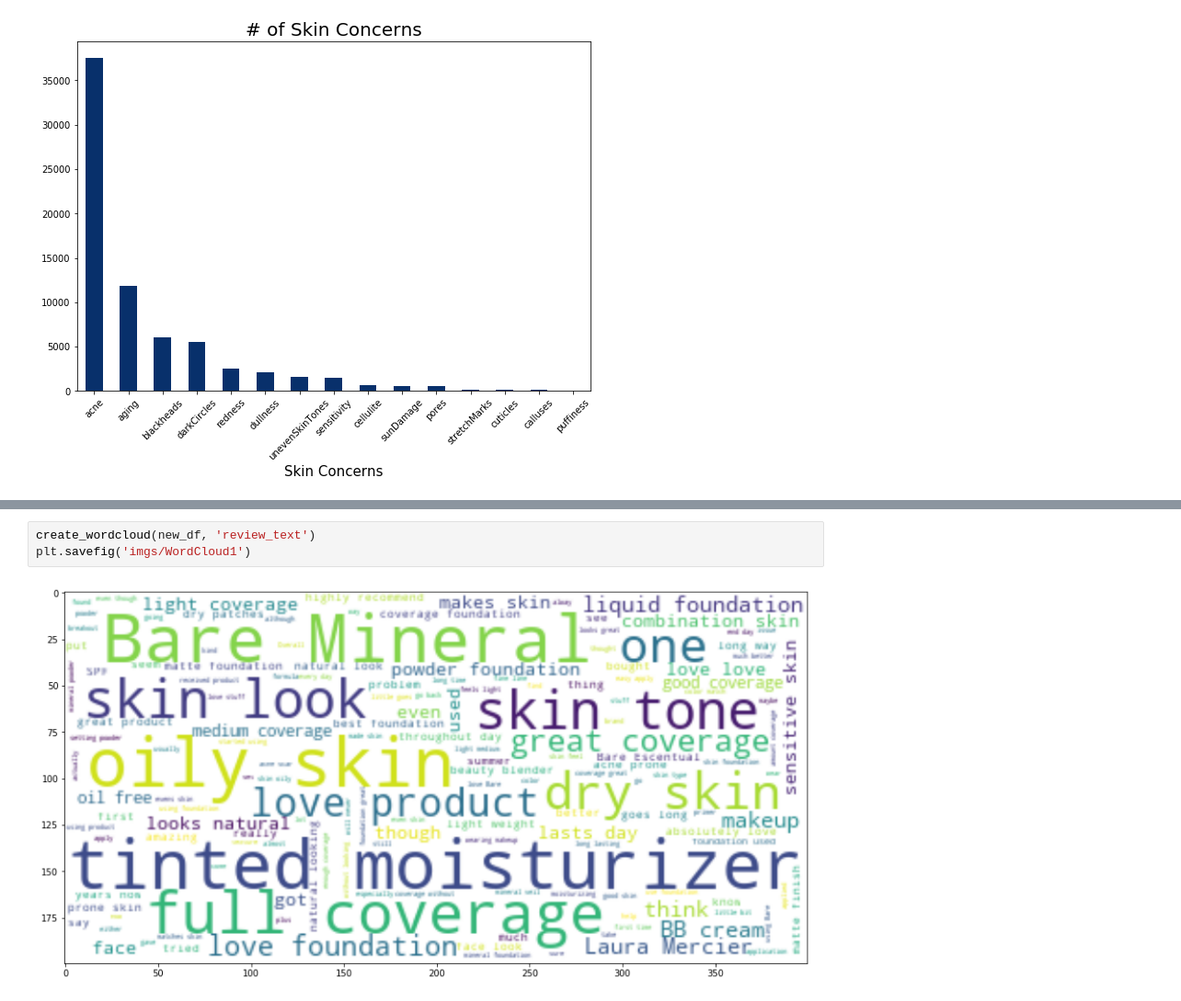
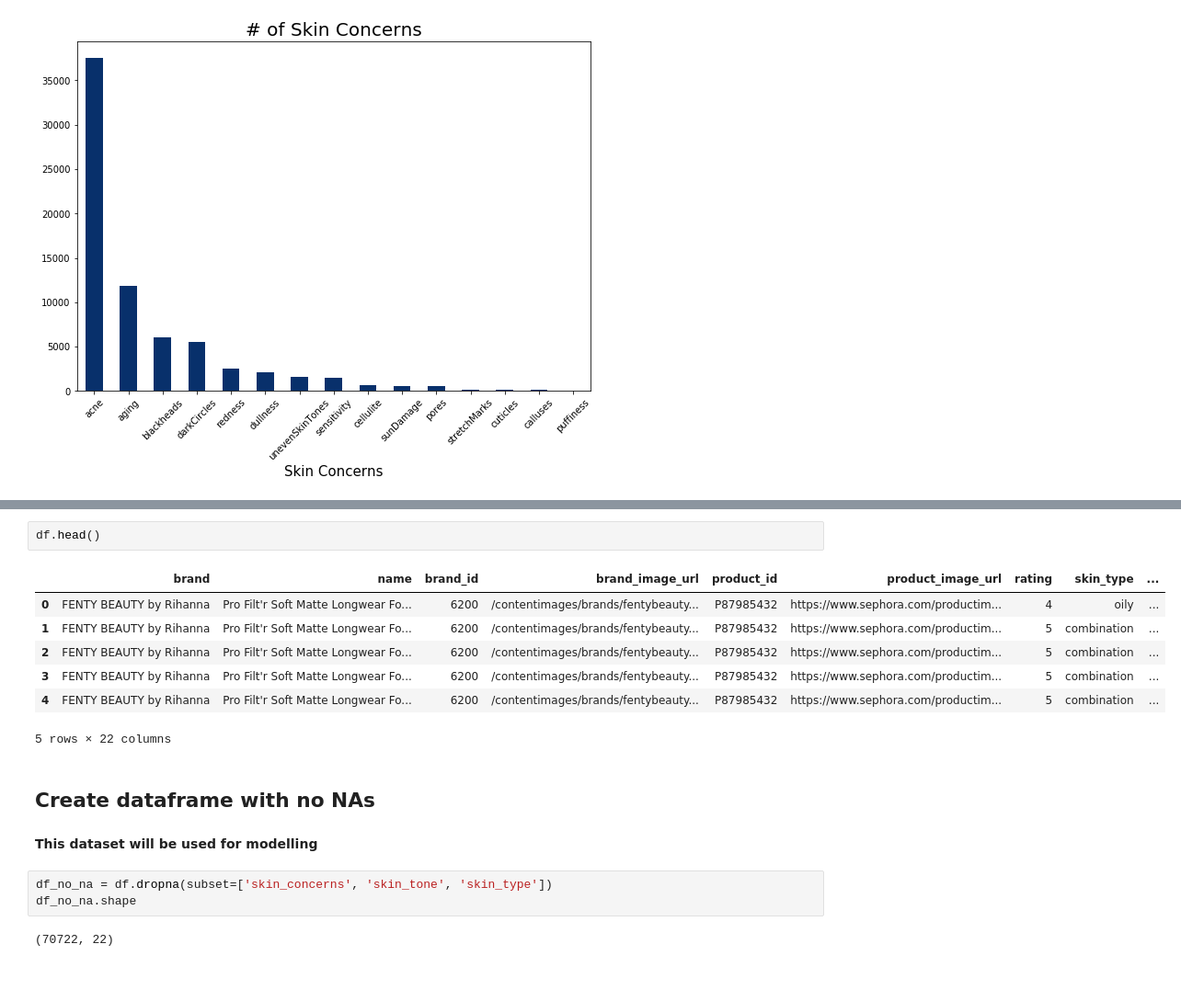
Before and after one commit to nicleong27/Beauty_Reviews, a Jupyter notebook: Sephora-EDA.ipynb, the cells around one changed output, grey strips where cells are left out. Shown at 92% size. Drawn from its saved outputs; the diff is of its cells as text; blank space fills up the shorter version.

```diff
--- a/Sephora-EDA.ipynb
+++ b/Sephora-EDA.ipynb
@@ -492,5 +232,19 @@ def create_wordcloud(df, col_name):
-# %%
-create_wordcloud(new_df, 'review_text')
-plt.savefig('imgs/WordCloud1')
-# %% [output]
-[figure, removed]
+# %%
+df.head()
+# %% [output]
+|  | brand | name | brand_id | brand_image_url | product_id | product_image_url | rating | skin_type | ... |
+| 0 | FENTY BEAUTY by Rihanna | Pro Filt'r Soft Matte Longwear Fo... | 6200 | /contentimages/brands/fentybeauty... | P87985432 | https://www.sephora.com/productim... | 4 | oily | ... |
+| 1 | FENTY BEAUTY by Rihanna | Pro Filt'r Soft Matte Longwear Fo... | 6200 | /contentimages/brands/fentybeauty... | P87985432 | https://www.sephora.com/productim... | 5 | combination | ... |
+| 2 | FENTY BEAUTY by Rihanna | Pro Filt'r Soft Matte Longwear Fo... | 6200 | /contentimages/brands/fentybeauty... | P87985432 | https://www.sephora.com/productim... | 5 | combination | ... |
+| 3 | FENTY BEAUTY by Rihanna | Pro Filt'r Soft Matte Longwear Fo... | 6200 | /contentimages/brands/fentybeauty... | P87985432 | https://www.sephora.com/productim... | 5 | combination | ... |
+| 4 | FENTY BEAUTY by Rihanna | Pro Filt'r Soft Matte Longwear Fo... | 6200 | /contentimages/brands/fentybeauty... | P87985432 | https://www.sephora.com/productim... | 5 | combination | ... |
+5 rows × 22 columns
+# %% [markdown]
+## Create dataframe with no NAs
+# %% [markdown]
+**This dataset will be used for modelling**
+# %%
+df_no_na = df.dropna(subset=['skin_concerns', 'skin_tone', 'skin_type'])
+df_no_na.shape
+# %% [output]
+(70722, 22)
```
Also changed, not shown: parts of 49 cells of this notebook.
